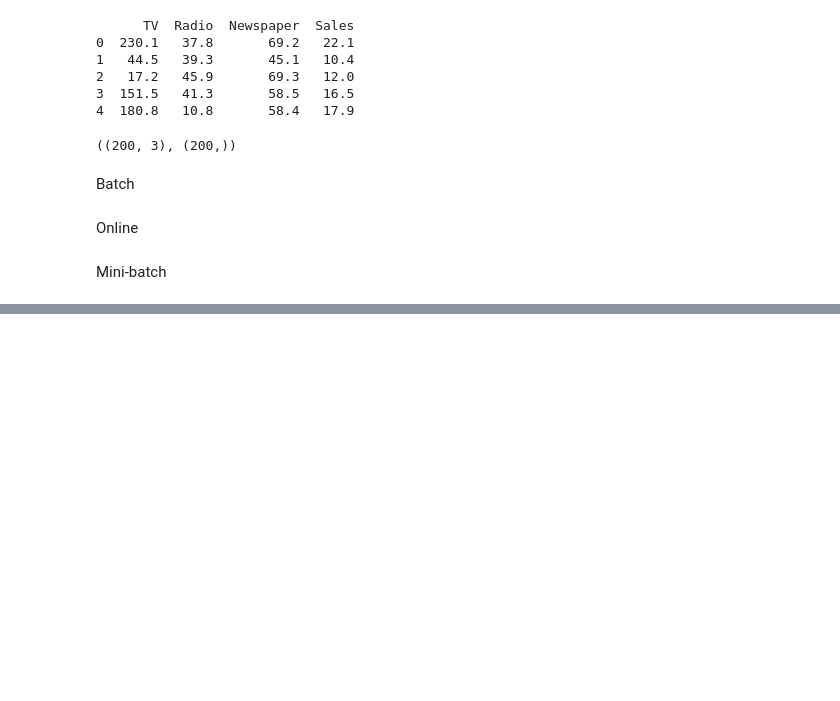
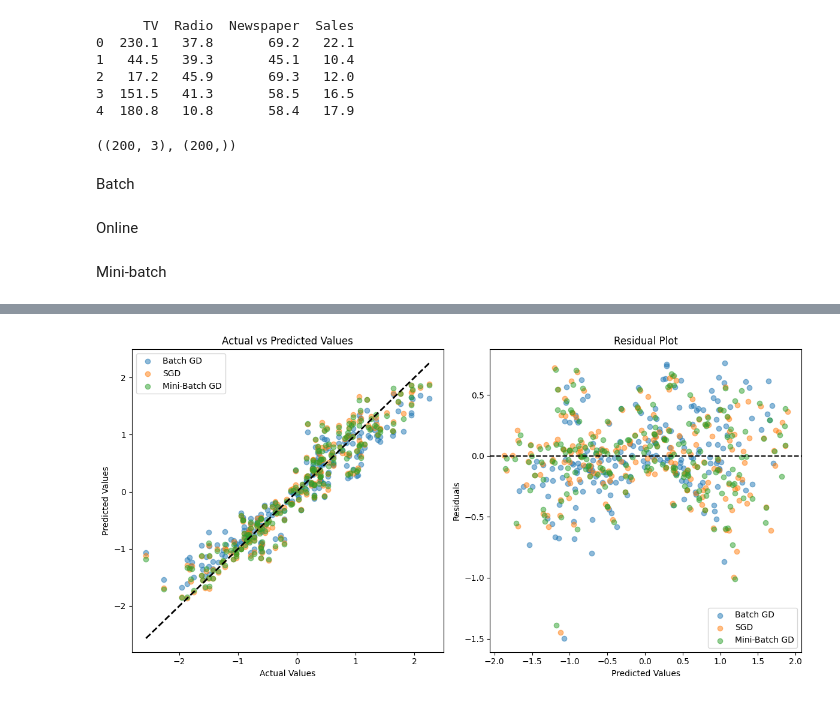
Before and after one commit to u23ai071-IshatS/Machine-Learning-Lab, a Jupyter notebook: Assignment 1/ML/LinearRegressionAdvertising.ipynb, the cells around one changed output, grey strips where cells are left out. Saved outputs shown, nothing was run; the diff lists cells and outputs as text; code cells hidden in the pictures; blank space fills up the shorter version.

```diff
--- a/Assignment 1/ML/LinearRegressionAdvertising.ipynb
+++ b/Assignment 1/ML/LinearRegressionAdvertising.ipynb
@@ -125,0 +196,36 @@ Weights from Mini-Batch Gradient Descent: [ 8.82013010e-01  3.01366063e-01 -5.52
+# %%
+import matplotlib.pyplot as plt
+
+# Get predictions from all models
+predictions_batch = x_bias @ w_batch
+predictions_sgd = x_bias @ w_sgd
+predictions_mini = x_bias @ w_minibatch
+
+# Create scatter plots
+plt.figure(figsize=(12, 6))
+
+plt.subplot(1, 2, 1)
+plt.scatter(y, predictions_batch, alpha=0.5, label='Batch GD')
+plt.scatter(y, predictions_sgd, alpha=0.5, label='SGD')
+plt.scatter(y, predictions_mini, alpha=0.5, label='Mini-Batch GD')
+plt.plot([y.min(), y.max()], [y.min(), y.max()], 'k--', lw=2)
+plt.xlabel('Actual Values')
+plt.ylabel('Predicted Values')
+plt.title('Actual vs Predicted Values')
+plt.legend()
+
+# Residual plots
+plt.subplot(1, 2, 2)
+plt.scatter(predictions_batch, y - predictions_batch, alpha=0.5, label='Batch GD')
+plt.scatter(predictions_sgd, y - predictions_sgd, alpha=0.5, label='SGD')
+plt.scatter(predictions_mini, y - predictions_mini, alpha=0.5, label='Mini-Batch GD')
+plt.axhline(y=0, color='k', linestyle='--')
+plt.xlabel('Predicted Values')
+plt.ylabel('Residuals')
+plt.title('Residual Plot')
+plt.legend()
+
+plt.tight_layout()
+plt.show()
+# %% [output]
+[figure, added]
```
Also changed, not shown: parts of 2 cells of this notebook, 1 other file.
